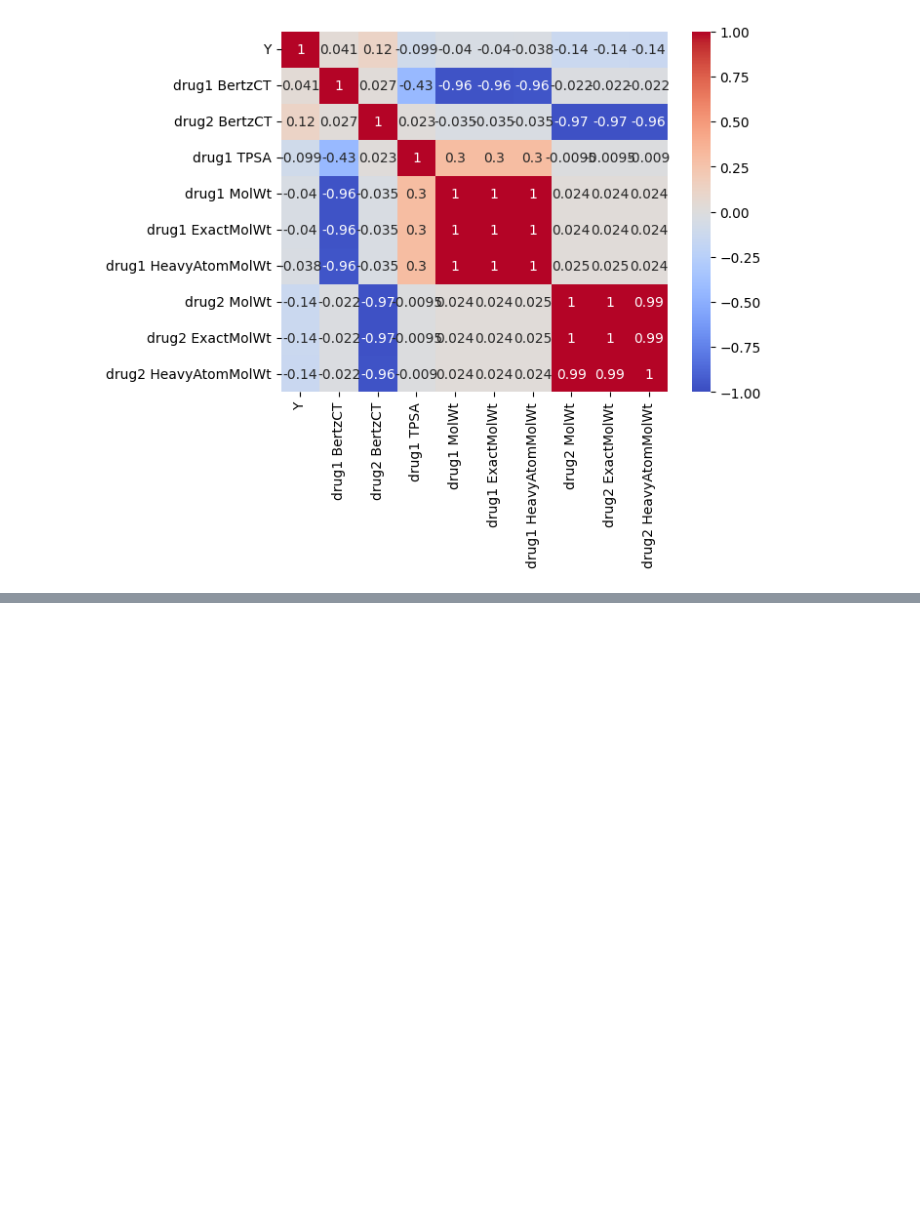
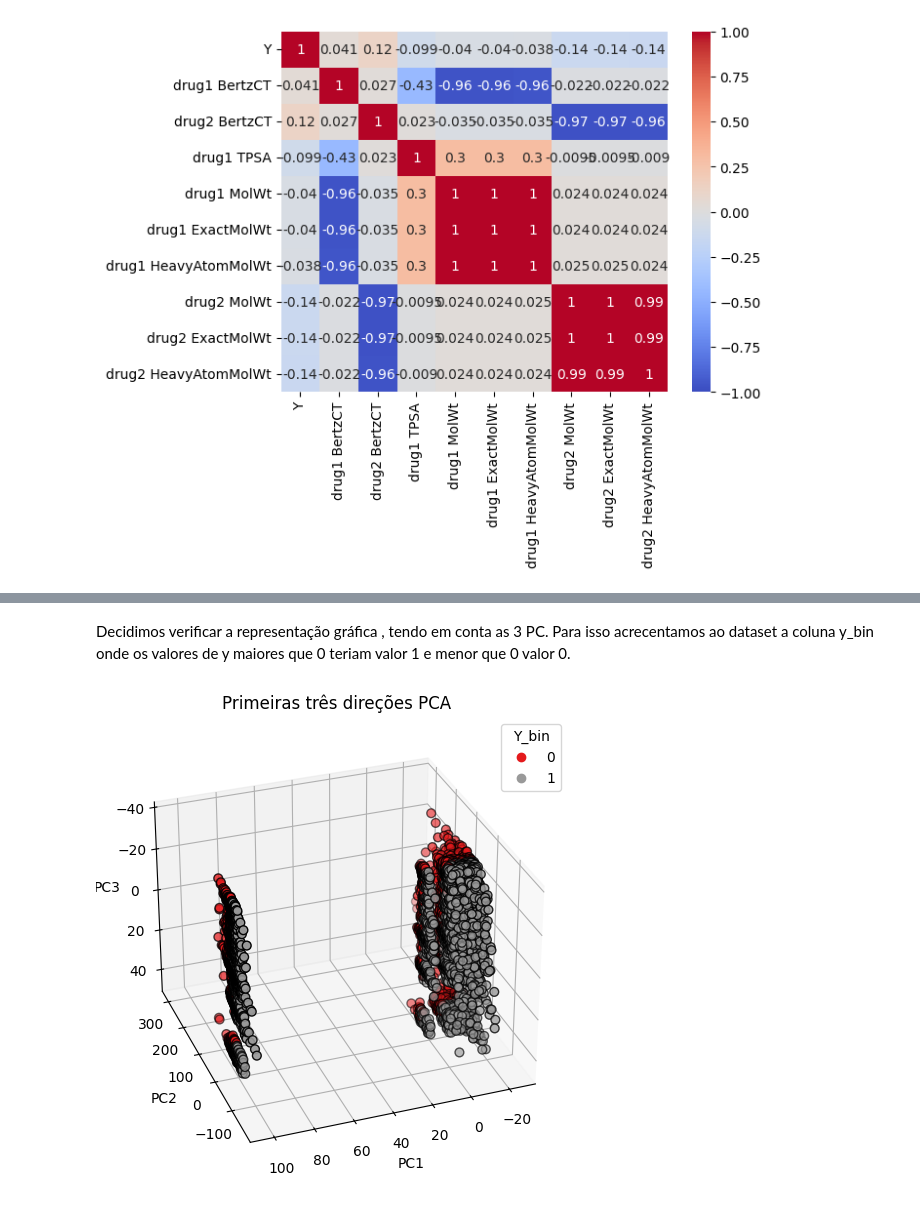
Before and after one commit to GuilhermeLoboSousa/Work-SIB, a Jupyter notebook: Parte2.ipynb, the cells around one changed output, grey strips where cells are left out. Saved outputs shown, nothing was run; the diff lists cells and outputs as text; code cells hidden in the pictures; blank space fills up the shorter version.

```diff
--- a/Parte2.ipynb
+++ b/Parte2.ipynb
@@ -79,0 +187,3 @@ plt.show()
+# %%
+dados_sem_Y['Y_bin'] = np.where(data['Y'] > 0, 1, 0)
+dados_sem_Y
@@ -79,0 +204,32 @@ plt.show()
+# %% [markdown]
+Decidimos verificar a representação gráfica , tendo em conta as 3 PC. Para isso acrecentamos ao dataset a coluna y_bin onde os valores de y maiores que 0 teriam valor 1 e menor que 0 valor 0.
+# %%
+pca = PCA(n_components=60)
+pca.fit(dados_sem_Y)
+pca_scores = pca.transform(dados_sem_Y)[:, :3]
+
+# Criar um gráfico 3D
+fig = plt.figure(figsize=(8, 6))
+ax = fig.add_subplot(111, projection="3d", elev=-150, azim=110)
+
+# Scatter plot com PC1, PC2 e PC3, colorido pela variável binarizada Y
+scatter = ax.scatter(
+    pca_scores[:, 0],
+    pca_scores[:, 1],
+    pca_scores[:, 2],
+    c=dados_sem_Y['Y_bin'],
+    cmap=plt.cm.Set1,
+    edgecolor="k",
+    s=40,
+)
+
+# Adicionar rótulos aos eixos
+ax.set_title("Primeiras três direções PCA")
+ax.set_xlabel("PC1")
+ax.set_ylabel("PC2")
+ax.set_zlabel("PC3")
+
+# Adicionar uma legenda para os valores binarizados
+legend = ax.legend(*scatter.legend_elements(), title="Y_bin")
+# %% [output]
+[figure, added]
```
Also changed, not shown: parts of 16 cells of this notebook.
